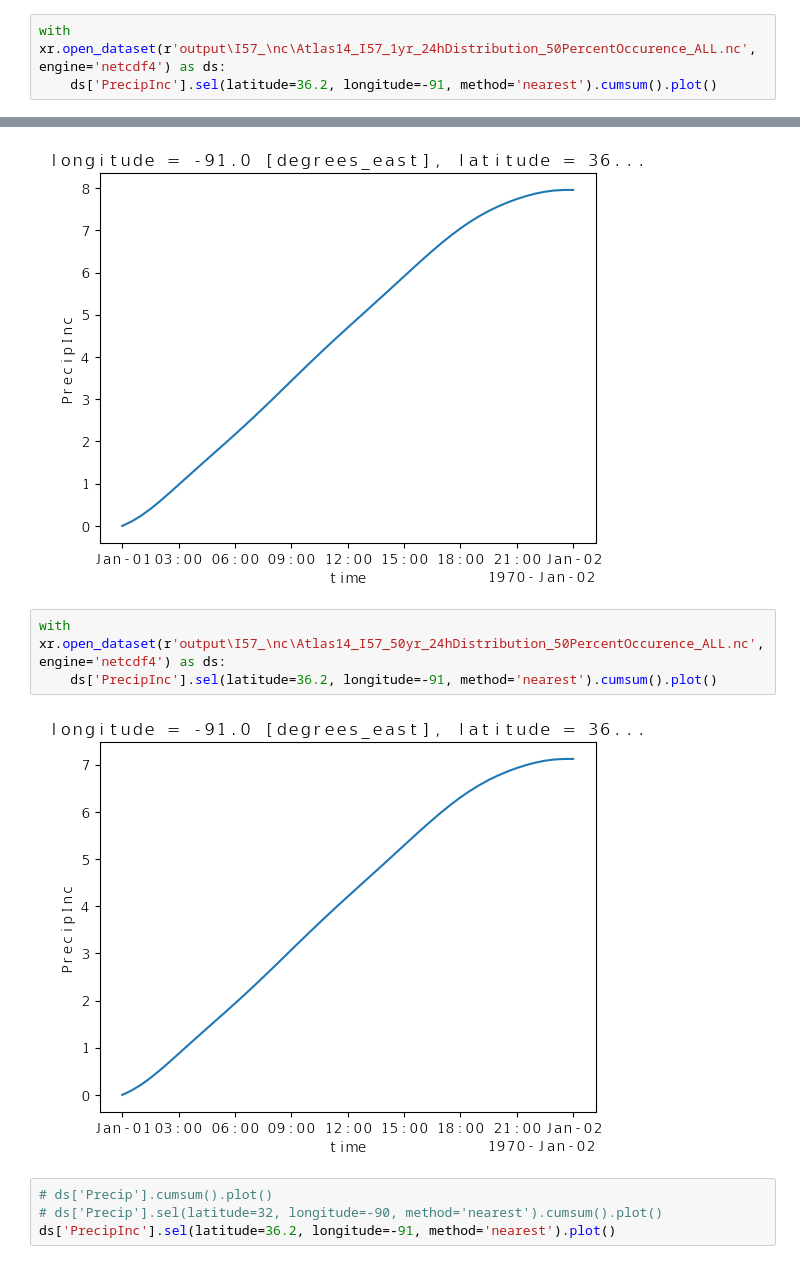
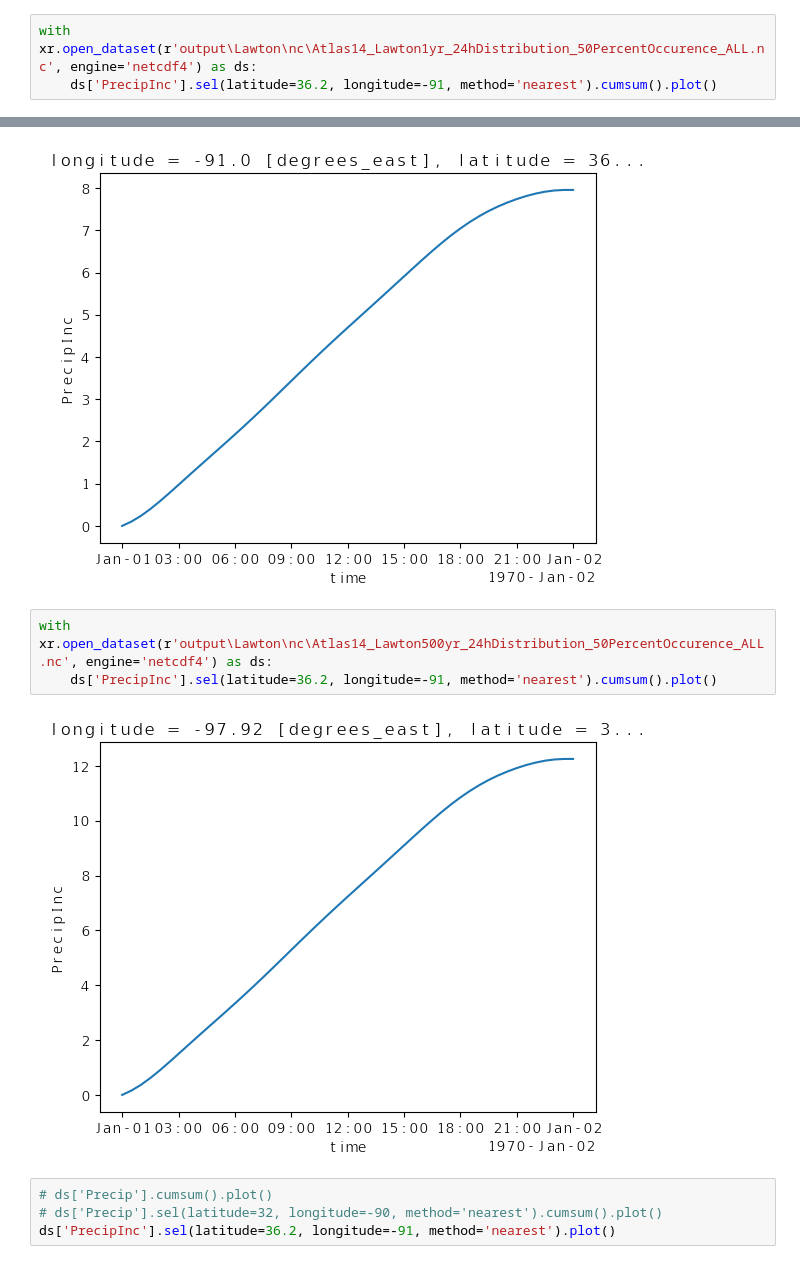
Before and after one commit to mylesmc123/Atlas14_temporal_distribution, a Jupyter notebook: qaqc.ipynb, the cells around one changed output, grey strips where cells are left out. Drawn from its saved outputs; the diff is of its cells as text.

```diff
--- a/qaqc.ipynb
+++ b/qaqc.ipynb
@@ -2,6 +2,6 @@
 import xarray as xr
 import matplotlib.pyplot as plt
 # %%
-with xr.open_dataset(r'output\I57_\nc\Atlas14_I57_1yr_24hDistribution_50PercentOccurence_ALL.nc', engine='netcdf4') as ds:
+with xr.open_dataset(r'output\Lawton\nc\Atlas14_Lawton1yr_24hDistribution_50PercentOccurence_ALL.nc', engine='netcdf4') as ds:
     ds['PrecipInc'].sel(latitude=36.2, longitude=-91, method='nearest').cumsum().plot()
 # %% [output]
@@ -12,10 +12,10 @@ with xr.open_dataset(r'output\I57_\nc\Atlas14_I57_100yr_24hDistribution_50Percen
 # %% [output]
 [figure]
 # %%
-with xr.open_dataset(r'output\I57_\nc\Atlas14_I57_50yr_24hDistribution_50PercentOccurence_ALL.nc', engine='netcdf4') as ds:
+with xr.open_dataset(r'output\Lawton\nc\Atlas14_Lawton500yr_24hDistribution_50PercentOccurence_ALL.nc', engine='netcdf4') as ds:
     ds['PrecipInc'].sel(latitude=36.2, longitude=-91, method='nearest').cumsum().plot()
 # %% [output]
-[figure, old version]
+[figure, new version]
 # %%
 # ds['Precip'].cumsum().plot()
 # ds['Precip'].sel(latitude=32, longitude=-90, method='nearest').cumsum().plot()
```
Also changed, not shown: parts of 1 cell of this notebook, 3 other files.
